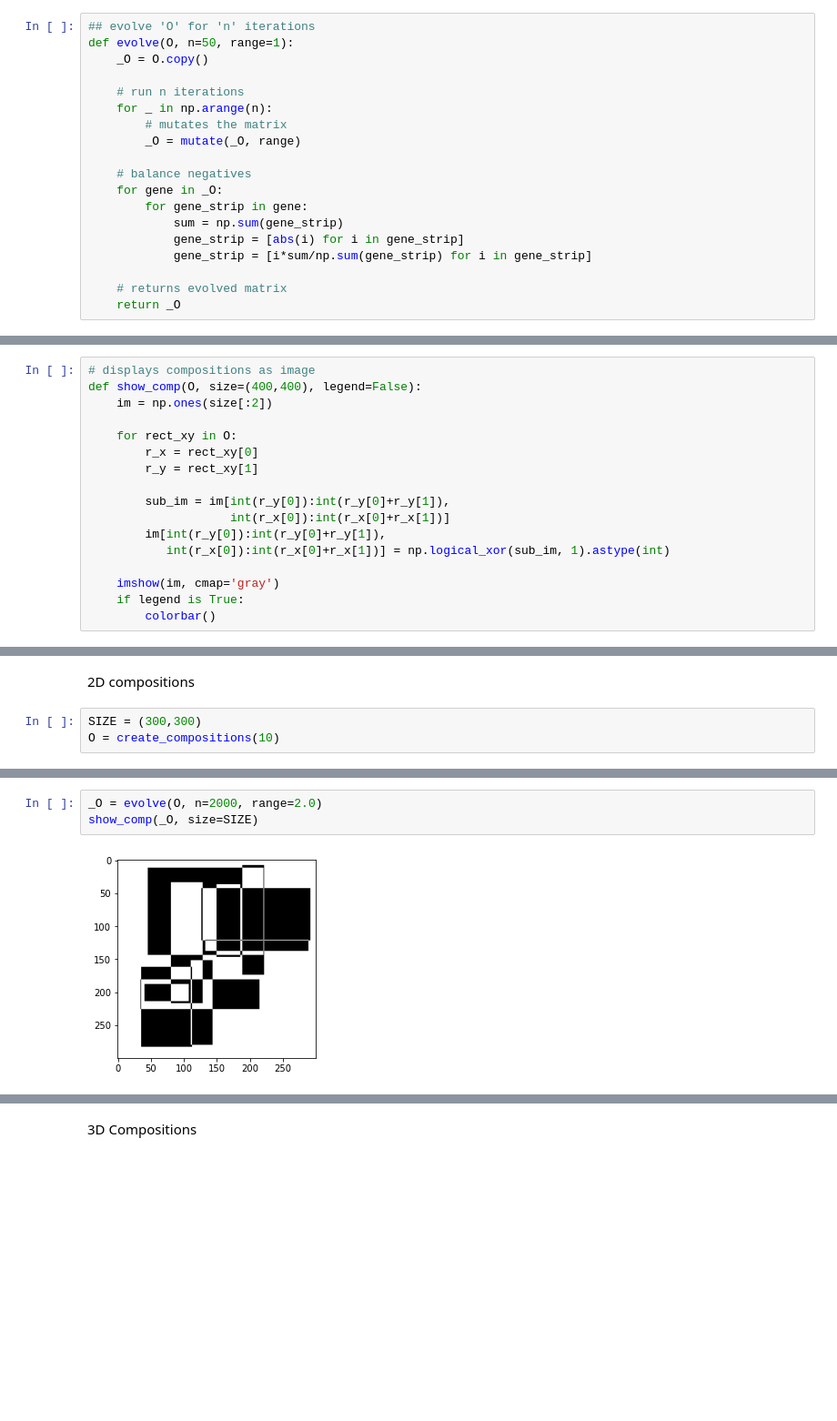
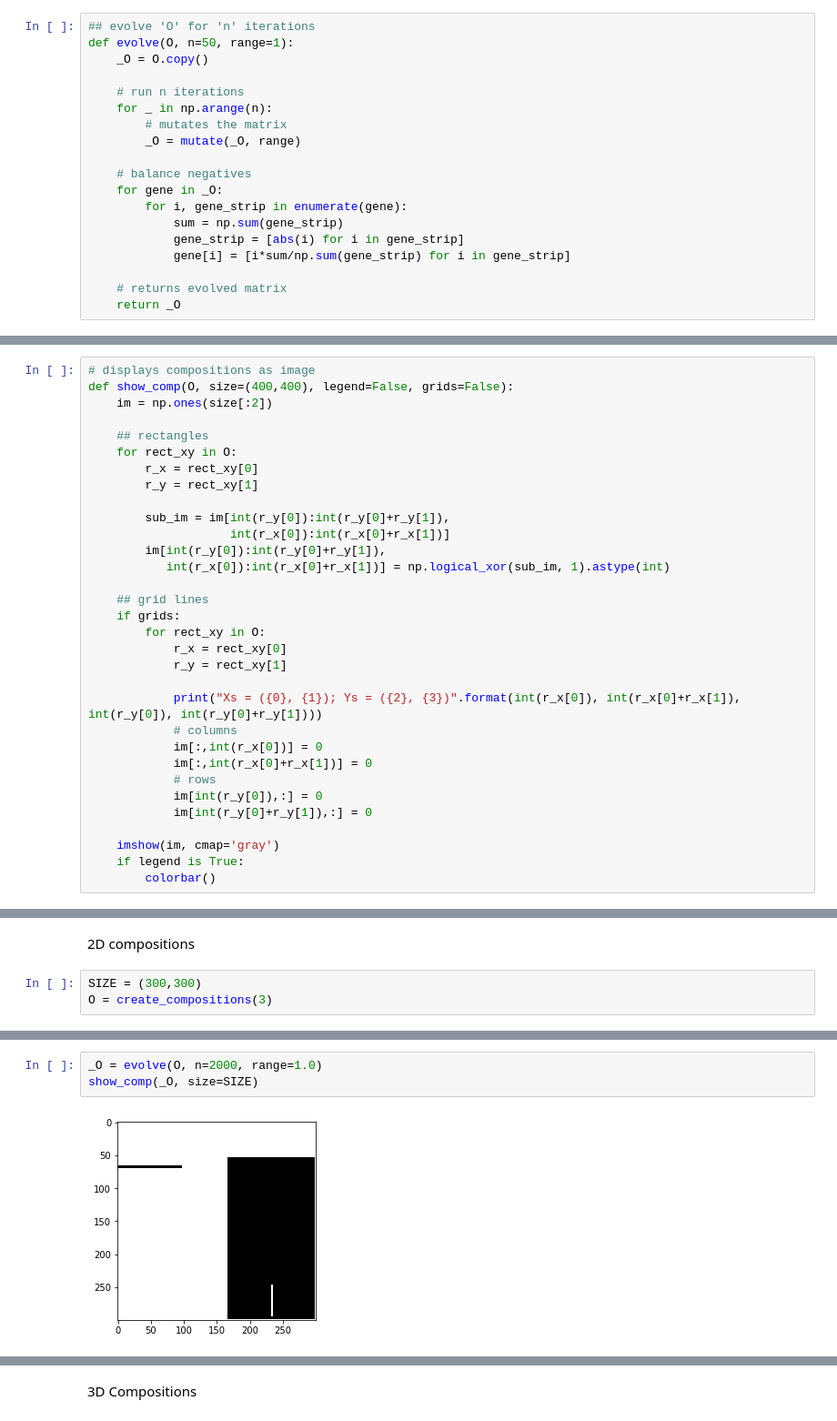
Before and after one commit to merttoka/vis_composition, a Jupyter notebook: Visual_Comp_v0.3.ipynb, the cells around one changed output, grey strips where cells are left out. Shown at 91% size. Saved outputs shown, nothing was run; the diff lists cells and outputs as text; blank space fills up the shorter version.

Commit message:
Fixed evolution balancing; Added grid lines option for 2D

```diff
--- a/Visual_Comp_v0.3.ipynb
+++ b/Visual_Comp_v0.3.ipynb
@@ -136,10 +136,10 @@ def evolve(O, n=50, range=1):
 
     # balance negatives
     for gene in _O:
-        for gene_strip in gene:
+        for i, gene_strip in enumerate(gene):
             sum = np.sum(gene_strip)
             gene_strip = [abs(i) for i in gene_strip]
-            gene_strip = [i*sum/np.sum(gene_strip) for i in gene_strip]
+            gene[i] = [i*sum/np.sum(gene_strip) for i in gene_strip]
 
     # returns evolved matrix
     return _O
@@ -147,9 +147,10 @@ def evolve(O, n=50, range=1):
 ### Show 2D
 # %%
 # displays compositions as image
-def show_comp(O, size=(400,400), legend=False):
+def show_comp(O, size=(400,400), legend=False, grids=False):
     im = np.ones(size[:2])
 
+    ## rectangles
     for rect_xy in O:
         r_x = rect_xy[0]
         r_y = rect_xy[1]
@@ -159,6 +160,20 @@ def show_comp(O, size=(400,400), legend=False):
         im[int(r_y[0]):int(r_y[0]+r_y[1]),
            int(r_x[0]):int(r_x[0]+r_x[1])] = np.logical_xor(sub_im, 1).astype(int)
 
+    ## grid lines
+    if grids:
+        for rect_xy in O:
+            r_x = rect_xy[0]
+            r_y = rect_xy[1]
+
+            print("Xs = ({0}, {1}); Ys = ({2}, {3})".format(int(r_x[0]), int(r_x[0]+r_x[1]), int(r_y[0]), int(r_y[0]+r_y[1])))
+            # columns
+            im[:,int(r_x[0])] = 0
+            im[:,int(r_x[0]+r_x[1])] = 0
+            # rows
+            im[int(r_y[0]),:] = 0
+            im[int(r_y[0]+r_y[1]),:] = 0
+
     imshow(im, cmap='gray')
     if legend is True:
         colorbar()
@@ -215,4 +230,4 @@ def create_compositions(n, ndim=2, size=(300,300)):
 2D compositions
 # %%
 SIZE = (300,300)
-O = create_compositions(10)
+O = create_compositions(3)
@@ -224,7 +254,7 @@ show_comp(_O, size=SIZE)
 # %%
-_O = evolve(O, n=2000, range=2.0)
+_O = evolve(O, n=2000, range=1.0)
 show_comp(_O, size=SIZE)
 # %% [output]
-[figure, old version]
+[figure, new version]
 # %%
 _O = evolve(O, n=10000, range=1.0)
```
Also changed, not shown: parts of 5 cells of this notebook.
